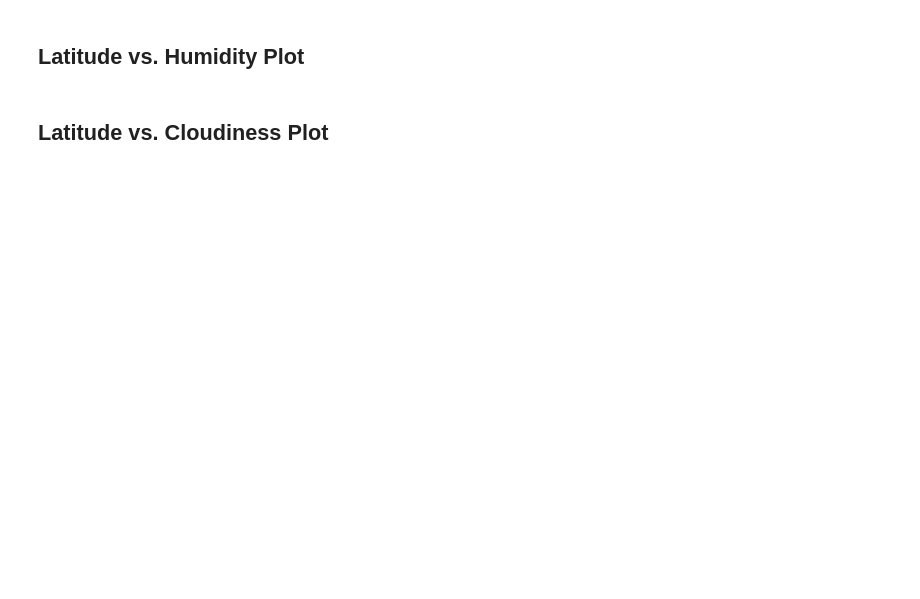
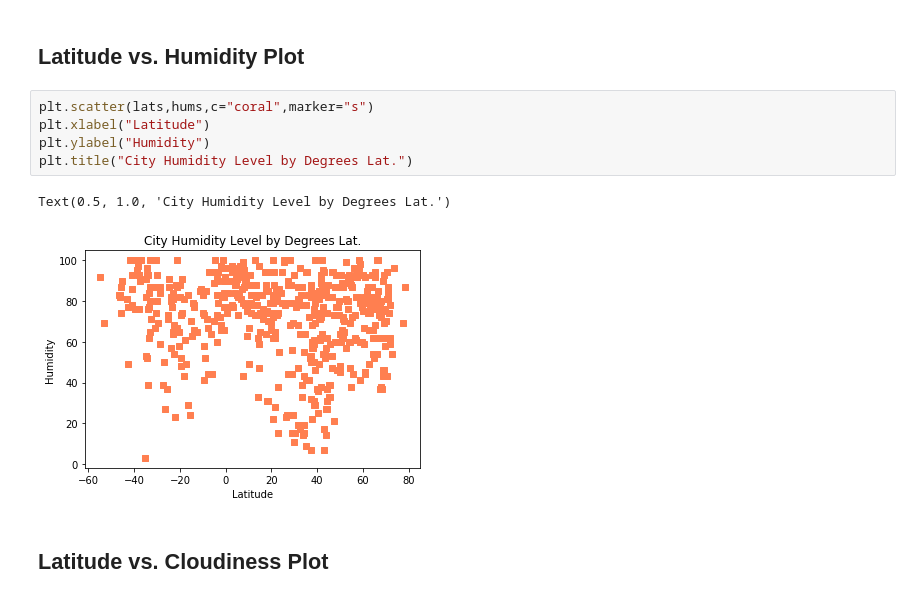
Before and after one commit to anniid/api_weather_challenge, a Jupyter notebook: Weather/WeatherPy.ipynb, the cells around one changed output. Cells and saved outputs as stored; diff of their text form; blank space fills up the shorter version.

```diff
--- a/Weather/WeatherPy.ipynb
+++ b/Weather/WeatherPy.ipynb
@@ -81,4 +183,12 @@ Skip this step if there are no cities that have humidity > 100%.
 # %% [markdown]
 ## Latitude vs. Humidity Plot
+# %%
+plt.scatter(lats,hums,c="coral",marker="s")
+plt.xlabel("Latitude")
+plt.ylabel("Humidity")
+plt.title("City Humidity Level by Degrees Lat.")
+# %% [output]
+Text(0.5, 1.0, 'City Humidity Level by Degrees Lat.')
+[figure, added]
 # %% [markdown]
 ## Latitude vs. Cloudiness Plot
```
Also changed, not shown: parts of 9 cells of this notebook, 5 other files.
